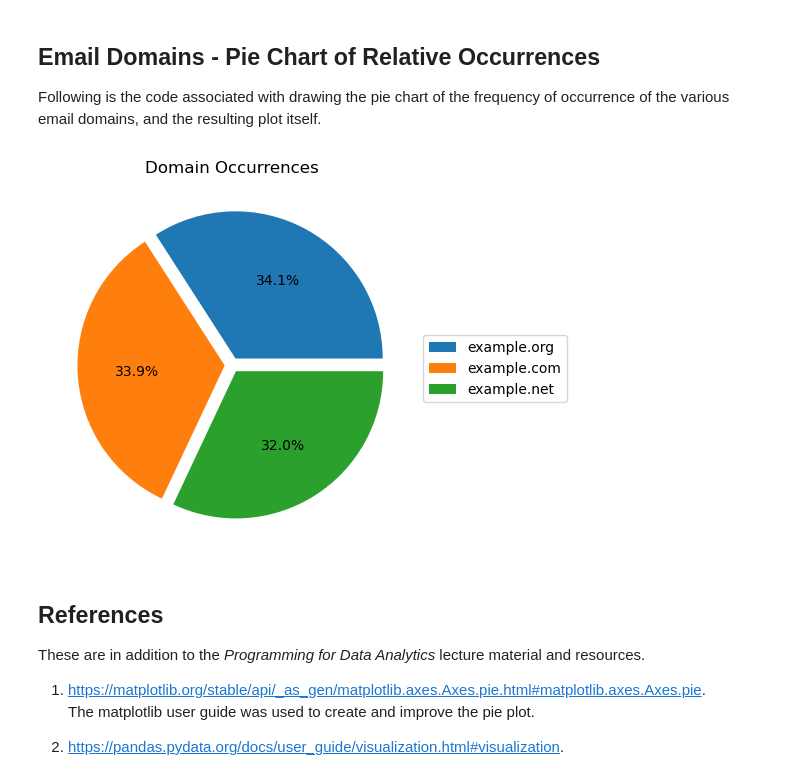
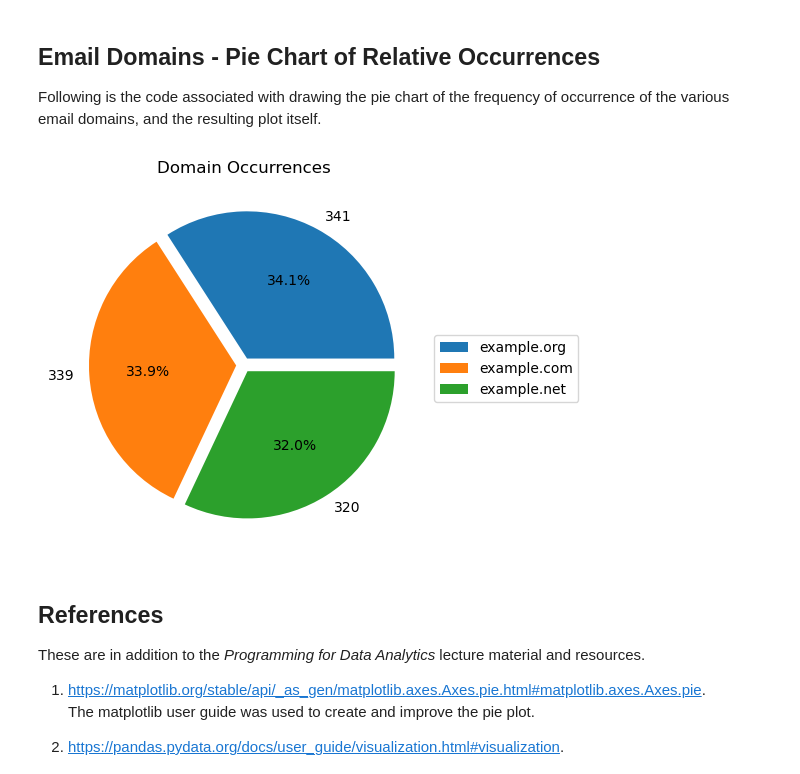
Before and after one commit to dvdgeroconnell/PFDA-assignments, a Jupyter notebook: assignment03-pie.ipynb, the cells around one changed output. Drawn from its saved outputs; the diff is of its cells as text; code cells hidden in the pictures.

```diff
--- a/assignment03-pie.ipynb
+++ b/assignment03-pie.ipynb
@@ -24,10 +24,10 @@ The file was downloaded rather than relying on an assumption that it would be av
 import pandas as pd
 import matplotlib.pyplot as plt
 # %%
-# Set the source file location - download to repository in case file not available at time of assessment
-FILENAME= "people-1000.csv"
-DATADIR = "./"
-#FILE_LOCATION = "https://drive.google.com/uc?id=1AWPf-pJodJKeHsARQK_RHiNsE8fjPCVK&export=download"
+# Source file location - also download to repository in case file not available at time of assessment
+#FILENAME= "people-1000.csv"
+#DATADIR = "./"
+FILE_LOCATION = "https://drive.google.com/uc?id=1AWPf-pJodJKeHsARQK_RHiNsE8fjPCVK&export=download"
 # %% [markdown]
 ## Retrieve and Plot the File
 Following is a set of statistics summarizing the weatherreadings1.csv file.
@@ -46,0 +35,7 @@ df.head()
+# %%
+# Read the data into a PANDAS dataframe, use the file from the internet
+# If it is not available, use DATADIR+FILENAME instead as it is also stored locally
+#df = pd.read_csv(DATADIR+FILENAME)
+df = pd.read_csv(FILE_LOCATION)
+# Review the first 5 rows
+df.head()
@@ -88,21 +90,21 @@ Following is the code associated with drawing the pie chart of the frequency of
 # %%
 # Offset parameters for the segments
 explode=[0.05, 0.05, 0.05]
 
 summary = df['Domain'].value_counts()
 
 # Create the pie chart, explode the slices and turn off the labels
-summary.plot.pie(ylabel='',labels=None,title='Domain Occurrences',
+summary.plot.pie(ylabel='',labels=summary[:],title='Domain Occurrences',
                                      autopct='%1.1f%%',explode=explode)
 
 # Add a legend instead of the labels (positioned outside the pie chart)
 plt.legend(bbox_to_anchor=(1, 0.6), loc='upper left',labels=summary.index)
 
 # Size the plot so it doesn't overlap with the legend
 plt.subplots_adjust(right=0.7)
 plt.show()
 # %% [output]
-[figure, old version]
+[figure, new version]
 # %% [markdown]
 ## References
 These are in addition to the *Programming for Data Analytics* lecture material and resources.
```
Also changed, not shown: parts of 2 cells of this notebook, 1 other file.
